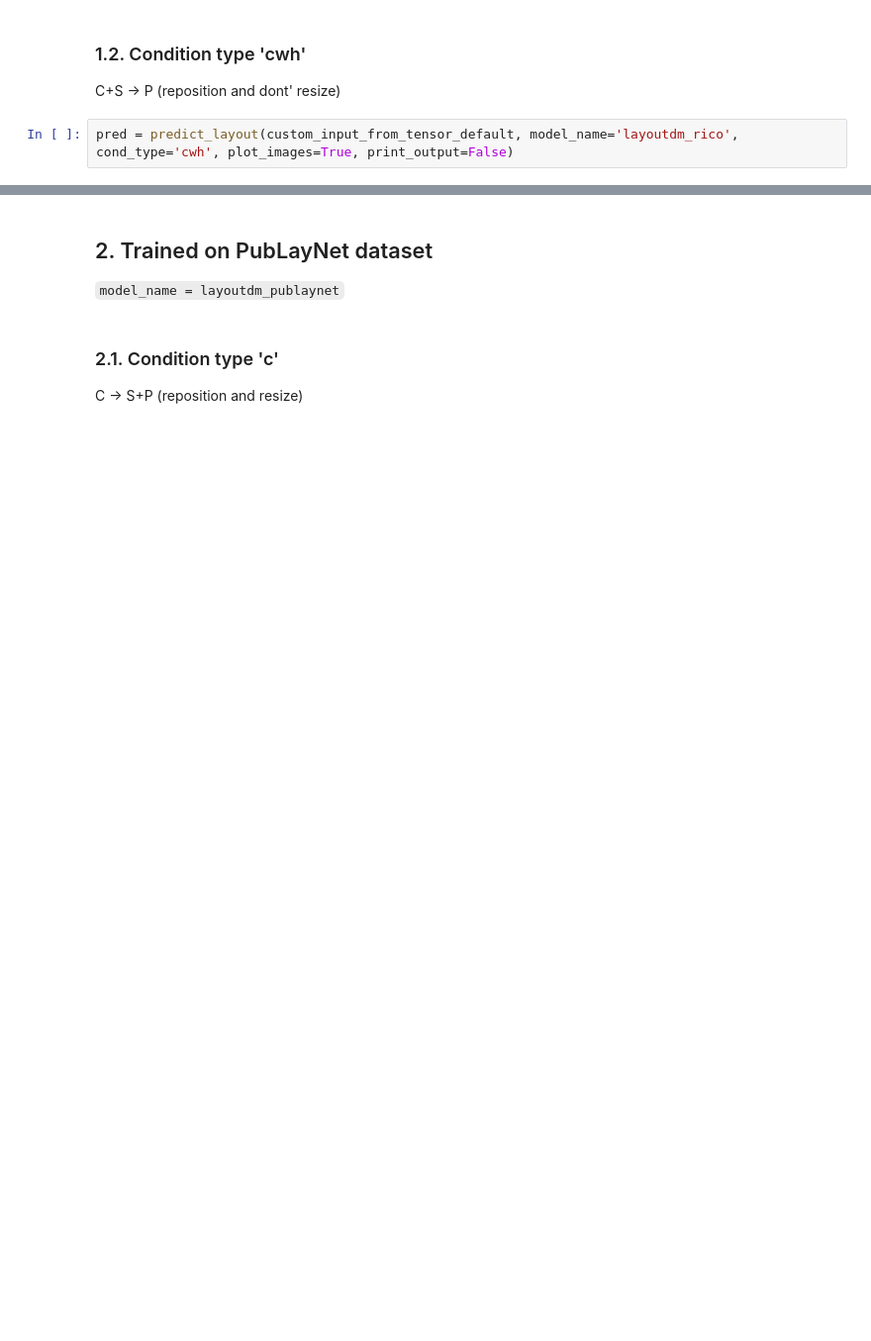
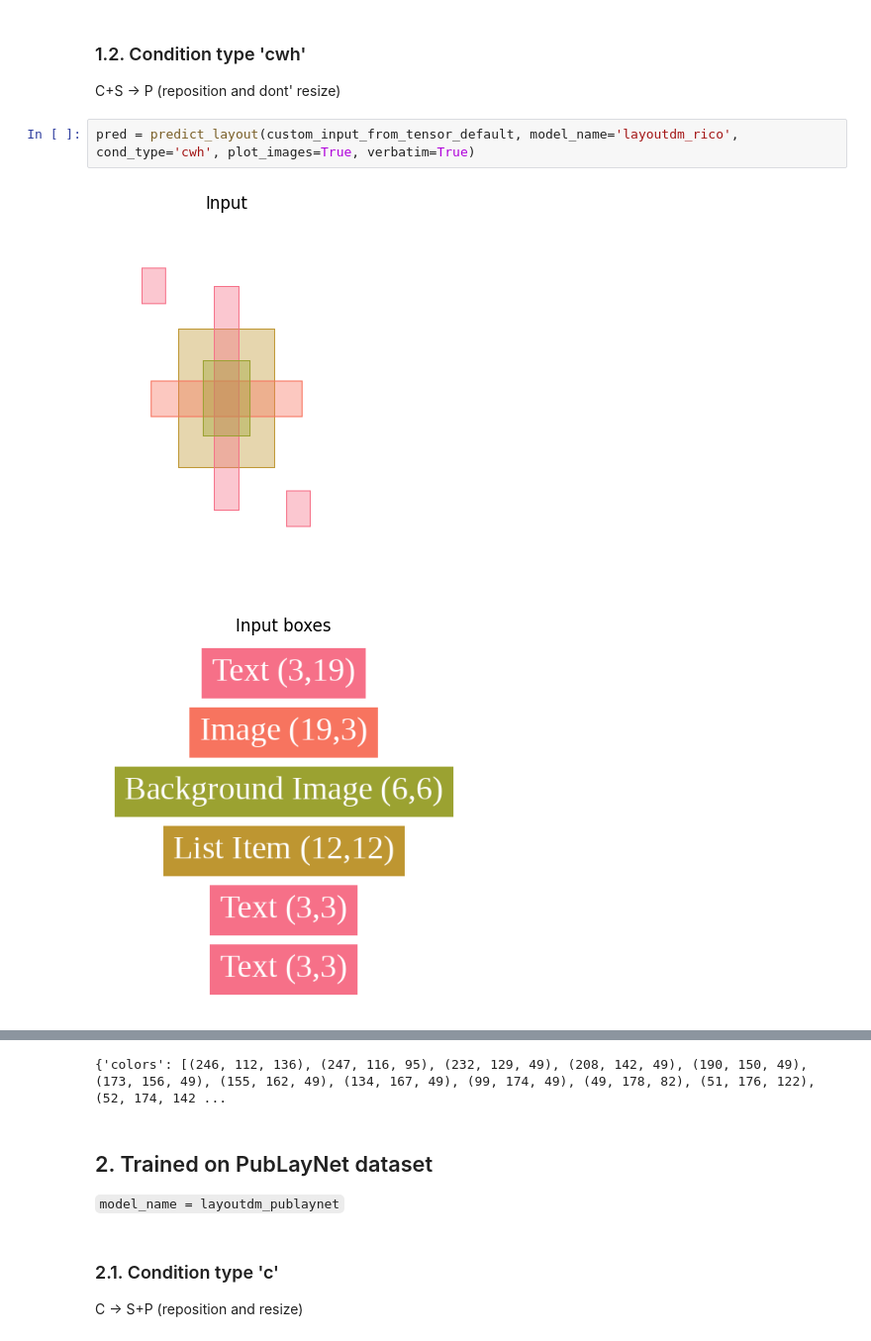
Before and after one commit to matthiaskozubal/layout-dm, a Jupyter notebook: notebooks/demo_custom_input.ipynb, the cells around one changed output, grey strips where cells are left out. Shown at 99% size. Cells and saved outputs as stored; diff of their text form; blank space fills up the shorter version.

```diff
--- a/notebooks/demo_custom_input.ipynb
+++ b/notebooks/demo_custom_input.ipynb
@@ -46,4 +87,7 @@ pred = predict_layout(custom_input_from_tensor_default, model_name='layoutdm_ric
 ### 1.2. Condition type 'cwh'
 C+S -> P (reposition and dont' resize)
 # %%
-pred = predict_layout(custom_input_from_tensor_default, model_name='layoutdm_rico', cond_type='cwh', plot_images=True, print_output=False)
+pred = predict_layout(custom_input_from_tensor_default, model_name='layoutdm_rico', cond_type='cwh', plot_images=True, verbatim=True)
+# %% [output]
+[figure, added]
+[figure, added]
@@ -50,3 +95,4 @@ pred = predict_layout(custom_input_from_tensor_default, model_name='layoutdm_ric
+{'colors': [(246, 112, 136), (247, 116, 95), (232, 129, 49), (208, 142, 49), (190, 150, 49), (173, 156, 49), (155, 162, 49), (134, 167, 49), (99, 174, 49), (49, 178, 82), (51, 176, 122), (52, 174, 142 ...
 # %% [markdown]
 ## 2. Trained on PubLayNet dataset
 `model_name = layoutdm_publaynet`
```
Also changed, not shown: parts of 20 cells of this notebook, 25 other files.
